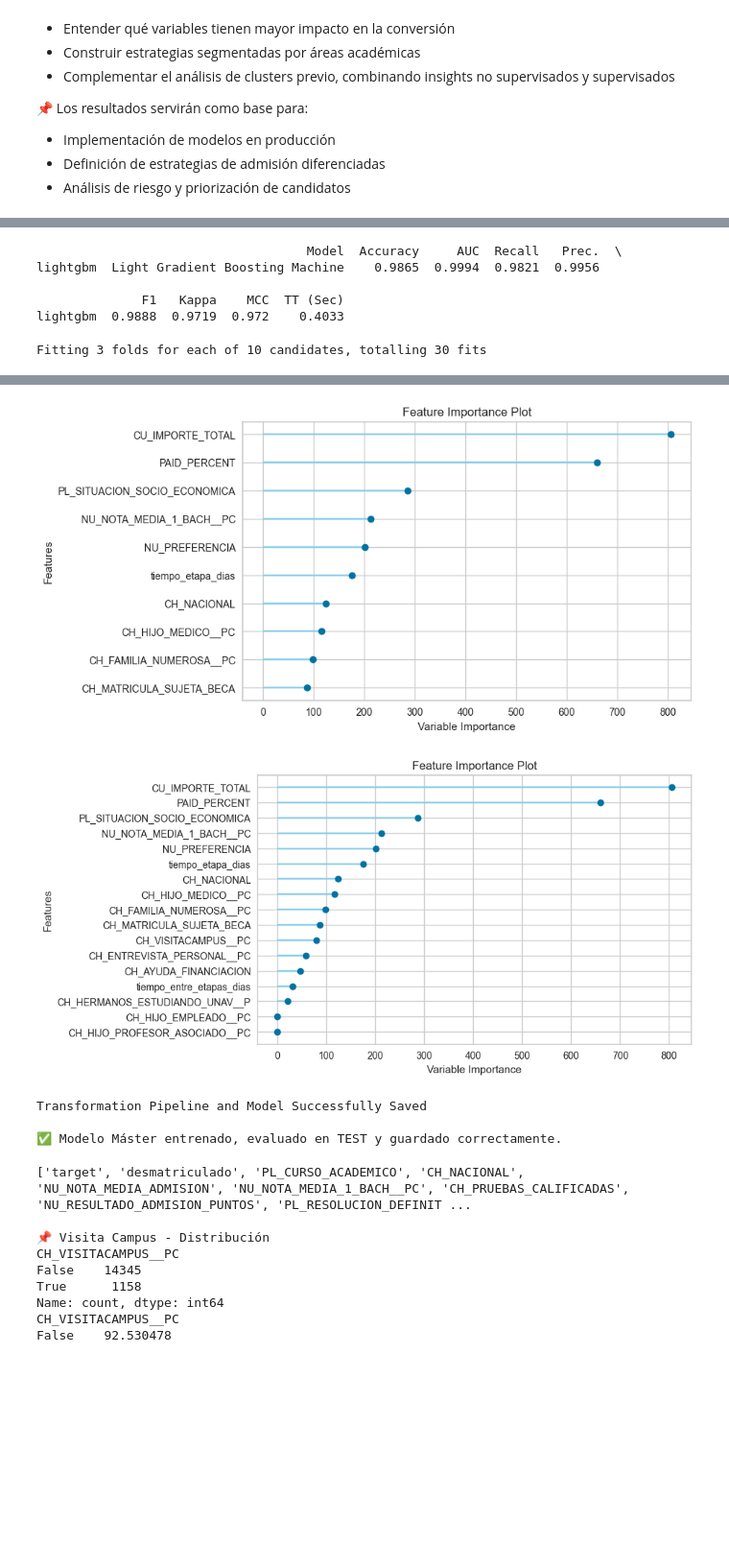
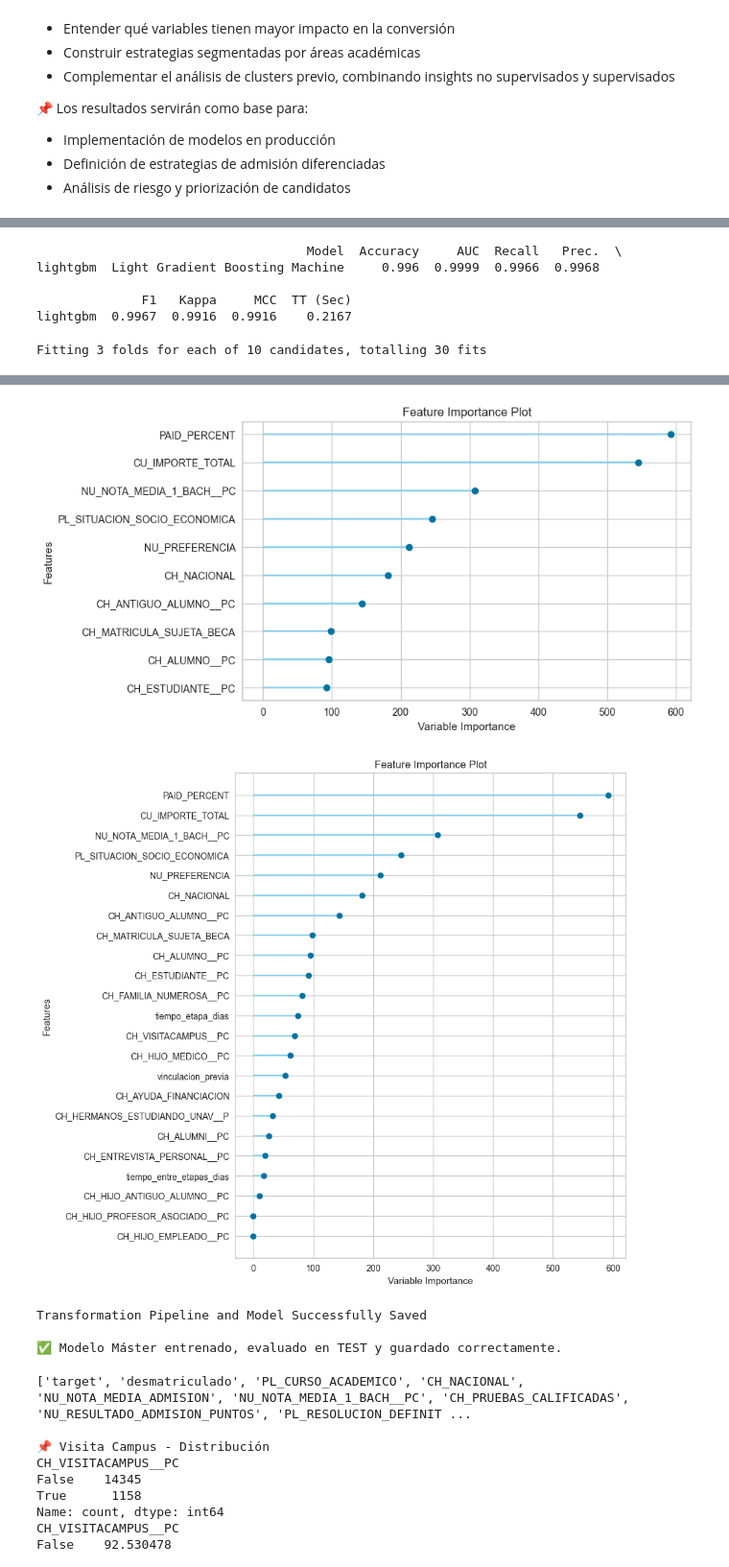
Before and after one commit to MiguelHernandezCorral/UNAV, a Jupyter notebook: notebooks/03_Modelado.ipynb, the cells around one changed output, grey strips where cells are left out. Shown at 96% size. Cells and saved outputs as stored; diff of their text form; code cells hidden in the pictures; blank space fills up the shorter version.

```diff
--- a/notebooks/03_Modelado.ipynb
+++ b/notebooks/03_Modelado.ipynb
@@ -336,6 +336,8 @@ if existentes:
     df['vinculacion_previa'] = df[existentes].fillna(False).astype(int).max(axis=1)
     print("\n📌 Distribución vinculación_previa:")
     print(df['vinculacion_previa'].value_counts(normalize=True))
+else:
+    print("❌ No existen variables de vinculación previa de antigüos alumnos")
 
 
 
@@ -679,6 +681,8 @@ if existentes:
     df['vinculacion_previa'] = df[existentes].fillna(False).astype(int).max(axis=1)
     print("\n📌 Distribución vinculación_previa (Máster):")
     print(df['vinculacion_previa'].value_counts(normalize=True))
+else:
+    print("❌ No existen variables de vinculación previa de antigüos alumnos")
 
 
 # ============================================================
@@ -853,8 +856,8 @@ Name: proportion, dtype: float64
                                     Model  Accuracy     AUC  Recall   Prec.  \
-lightgbm  Light Gradient Boosting Machine    0.9865  0.9994  0.9821  0.9956
+lightgbm  Light Gradient Boosting Machine     0.996  0.9999  0.9966  0.9968
 
-              F1   Kappa    MCC  TT (Sec)
-lightgbm  0.9888  0.9719  0.972    0.4033
+              F1   Kappa     MCC  TT (Sec)
+lightgbm  0.9967  0.9916  0.9916    0.2167
 Fitting 3 folds for each of 10 candidates, totalling 30 fits
 Original model was better than the tuned model, hence it will be returned. NOTE: The display metrics are for the tuned model (not the original one).
       Accuracy     AUC  Recall   Prec.      F1   Kappa     MCC
@@ -873,5 +876,5 @@ Accuracy clase 1 (SÍ matrícula): 0.925
-[figure, old version]
+[figure, new version]
-[figure, old version]
+[figure, new version]
 Transformation Pipeline and Model Successfully Saved
 
 ✅ Modelo Máster entrenado, evaluado en TEST y guardado correctamente.
```
Also changed, not shown: parts of 2 cells of this notebook, 2 other files.
